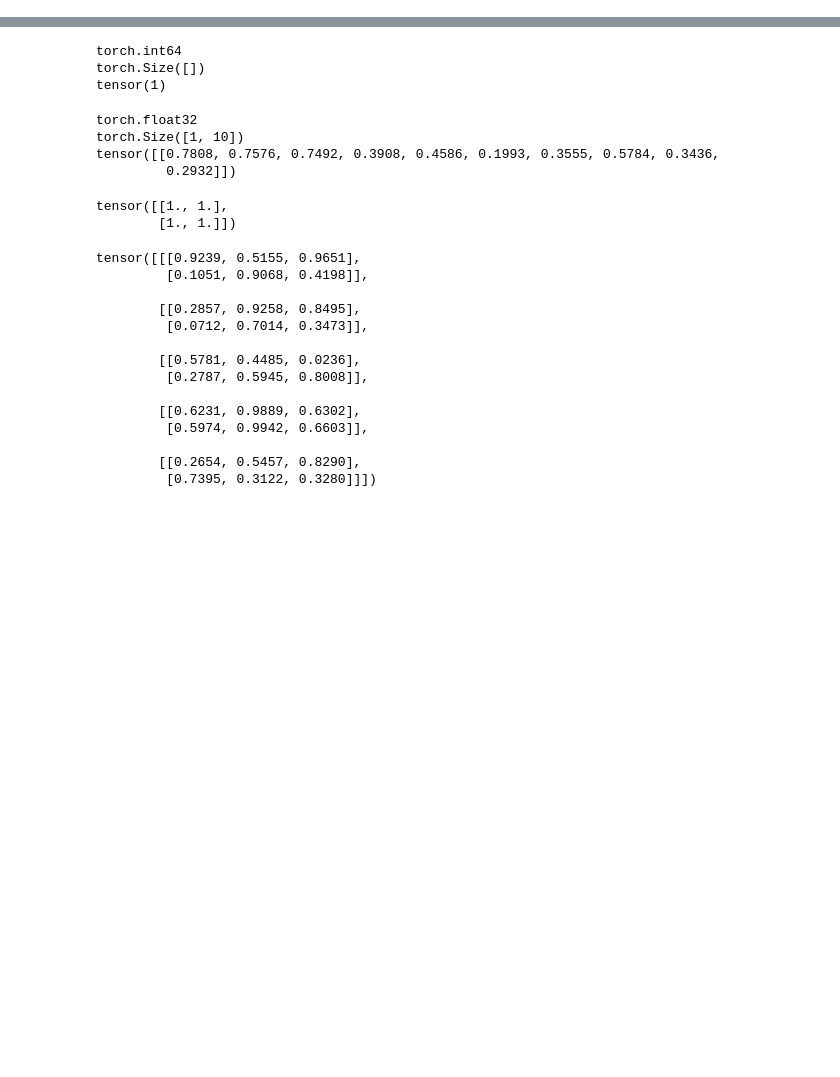
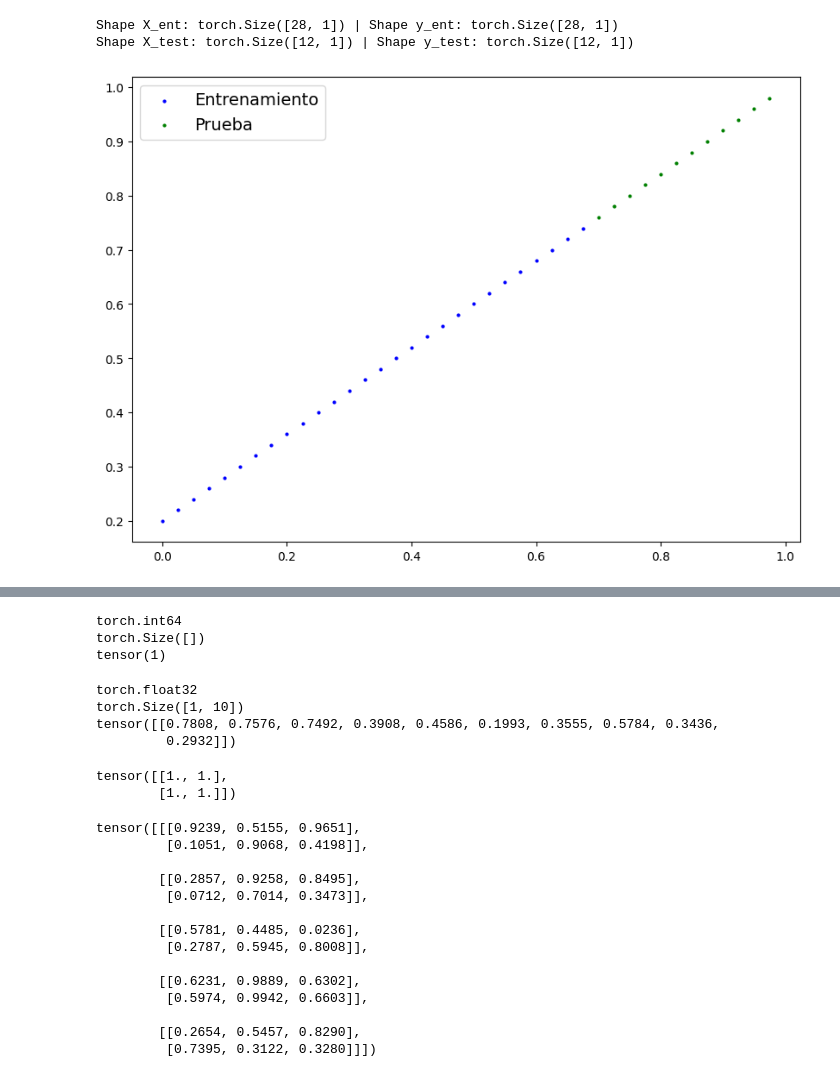
Before and after one commit to fulit103/maestria, a Jupyter notebook: curso-pytorch/hello_pytorch.ipynb, the cells around one changed output, grey strips where cells are left out. Saved outputs shown, nothing was run; the diff lists cells and outputs as text; code cells hidden in the pictures; blank space fills up the shorter version.

```diff
--- a/curso-pytorch/hello_pytorch.ipynb
+++ b/curso-pytorch/hello_pytorch.ipynb
@@ -33,0 +3,16 @@ TextClassifier(
+# %%
+import torch
+volumen = 0.8
+sesgo = 0.2
+
+# crear datos
+inicio = 0
+final = 1
+step = 0.025
+
+X = torch.arange(inicio, final, step).unsqueeze(dim=1)
+print(f"Shape X: {X.shape}")
+y = volumen * X + sesgo
+print(f"Shape y: {y.shape}")
+
+X[:10], y[:10]
@@ -33,0 +49,26 @@ TextClassifier(
+# %%
+train_division = int(0.7 * len(X)) # 70% de los datos para entrenamiento
+
+X_ent, y_ent = X[:train_division], y[:train_division]
+X_test, y_test = X[train_division:], y[train_division:]
+
+print(f"Shape X_ent: {X_ent.shape} | Shape y_ent: {y_ent.shape}")
+print(f"Shape X_test: {X_test.shape} | Shape y_test: {y_test.shape}")
+# %% [output]
+Shape X_ent: torch.Size([28, 1]) | Shape y_ent: torch.Size([28, 1])
+Shape X_test: torch.Size([12, 1]) | Shape y_test: torch.Size([12, 1])
+# %%
+import matplotlib.pyplot as plt
+
+def plot_predictions(train_data=X_ent, train_labels=y_ent, test_data=X_test, test_labels=y_test, predictions=None):
+    plt.figure(figsize=(10, 7))
+    plt.scatter(train_data, train_labels, c="b", s=4, label="Entrenamiento")
+    plt.scatter(test_data, test_labels, c="g", s=4, label="Prueba")
+    if predictions is not None:
+        plt.scatter(test_data, predictions, c="r", s=4, label="Predicciones")
+    plt.legend(prop={"size": 14})
+    plt.show()
+# %%
+plot_predictions()
+# %% [output]
+[figure, added]
```
Also changed, not shown: parts of 16 cells of this notebook, 7 other files.
